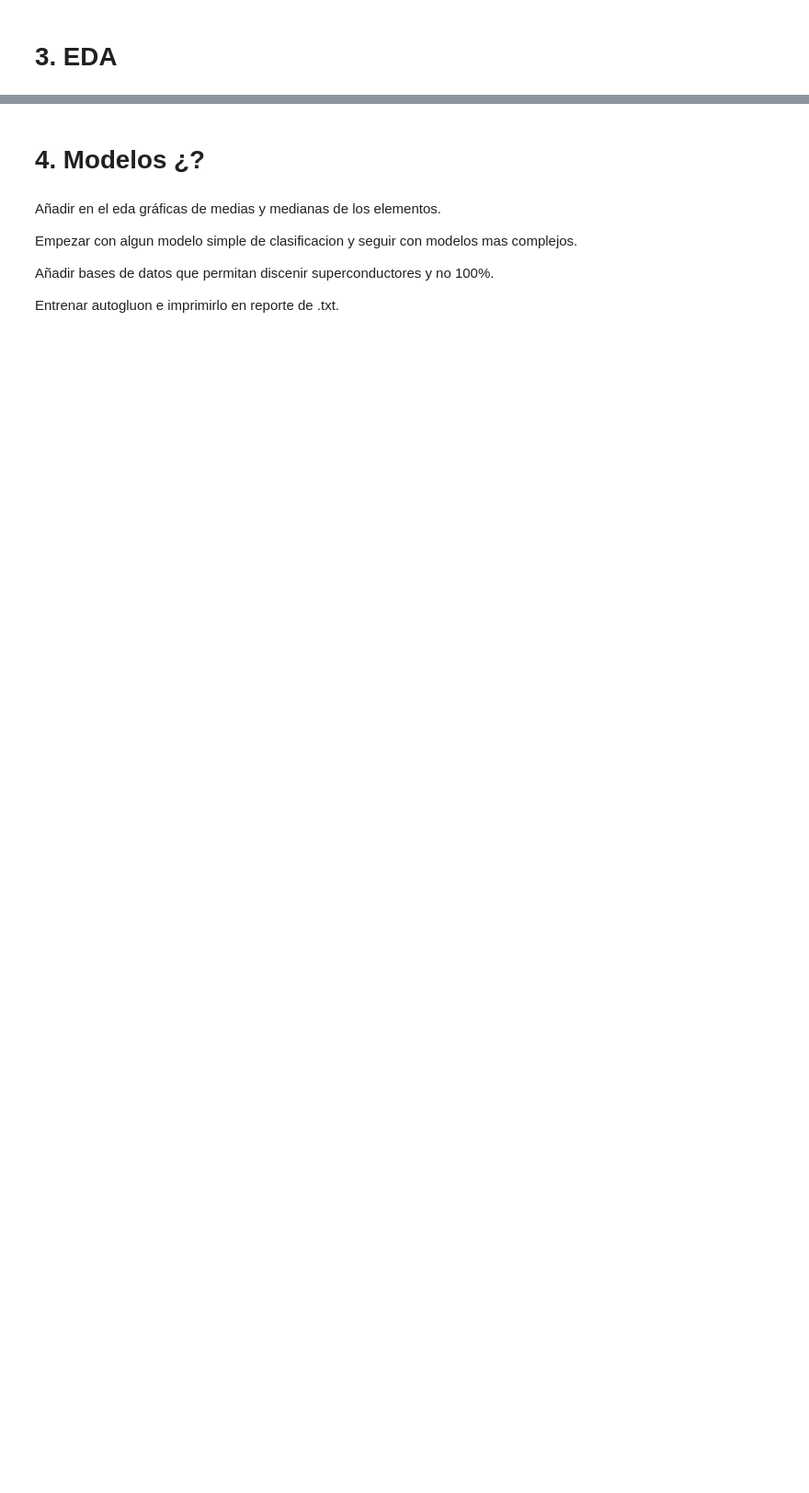
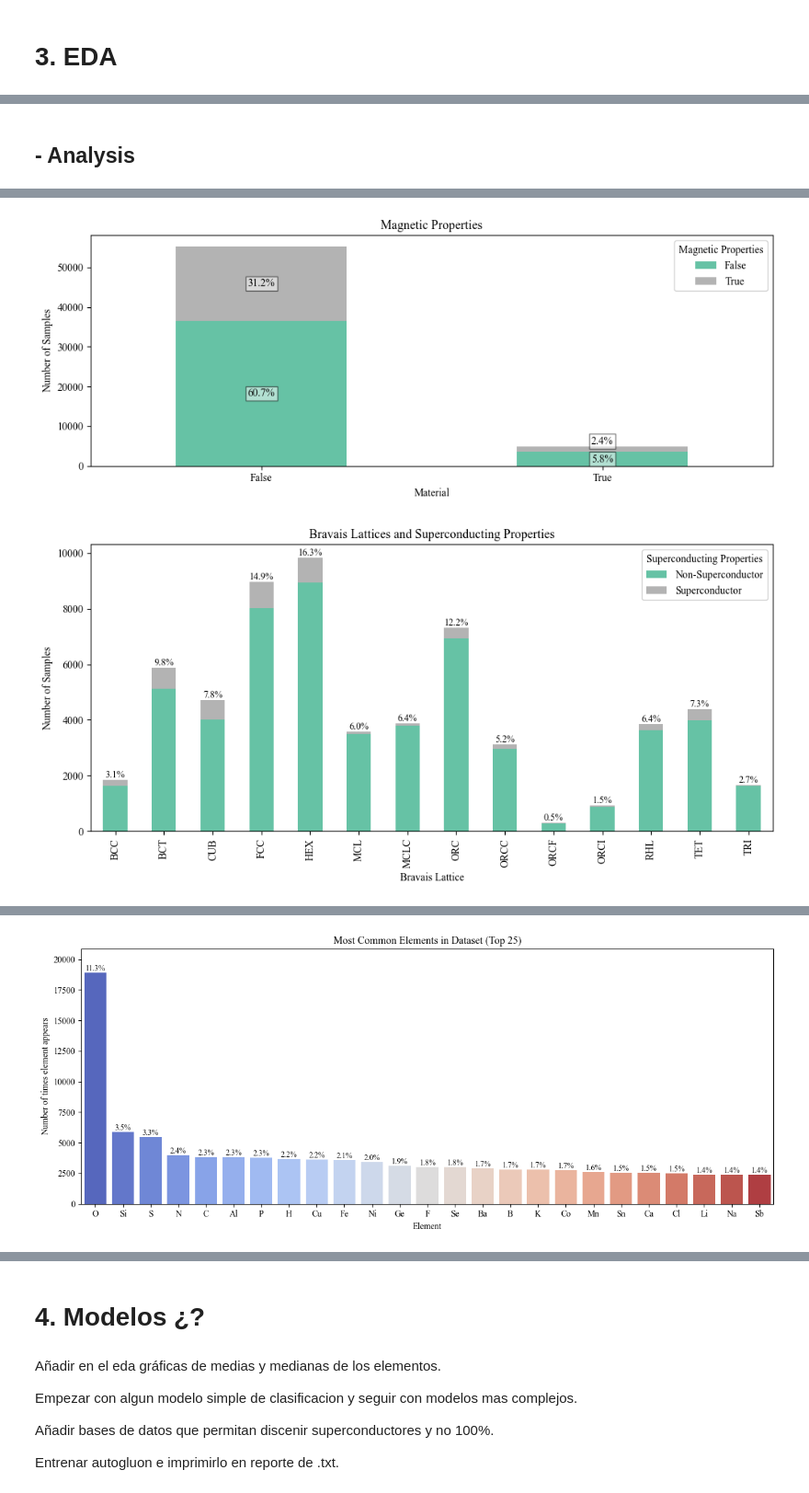
Before and after one commit to olayafgon/ML-and-Superconductors, a Jupyter notebook: src/04_project.ipynb, the cells around one changed output, grey strips where cells are left out. Shown at 92% size. Drawn from its saved outputs; the diff is of its cells as text; code cells hidden in the pictures; blank space fills up the shorter version.

```diff
--- a/src/04_project.ipynb
+++ b/src/04_project.ipynb
@@ -20,6 +25,2 @@ from data_analysis import analysis_utils
-# %%
-mpl.rcParams['font.family'] = 'serif'
-mpl.rcParams['font.serif'] = ['Times New Roman']
-mpl.rcParams['text.usetex'] = False
 # %% [markdown]
 # 2. Processor
@@ -71,0 +27,4 @@ materials_data.head()
+# %%
+MaterialsProcessor = data_processing.DataProcessor(config.PATH_TEST_FIGURES)
+materials_data, supercon_data = MaterialsProcessor.processor()
+materials_data.head()
@@ -359,0 +42,9 @@ plot_median_dos_by_bravais(materials_data, is_supercon = False, filter_bravais =
+# %% [markdown]
+## - Analysis
+# %%
+stats_reporter = reporter.StatsReporter(materials_data, config.PATH_TEST_FIGURES)  # Assuming you have a config module
+stats_reporter.stats_report()
+
+plotter = analysis_plotter.AnalysisPlotter(materials_data, config.PATH_TEST_FIGURES)
+plotter.workflow()
+# %% [output]
@@ -359,0 +53,2 @@ plot_median_dos_by_bravais(materials_data, is_supercon = False, filter_bravais =
+[figure, added]
+[figure, added]
@@ -359,0 +57 @@ plot_median_dos_by_bravais(materials_data, is_supercon = False, filter_bravais =
+[figure, added]
```
Also changed, not shown: parts of 16 cells of this notebook.
